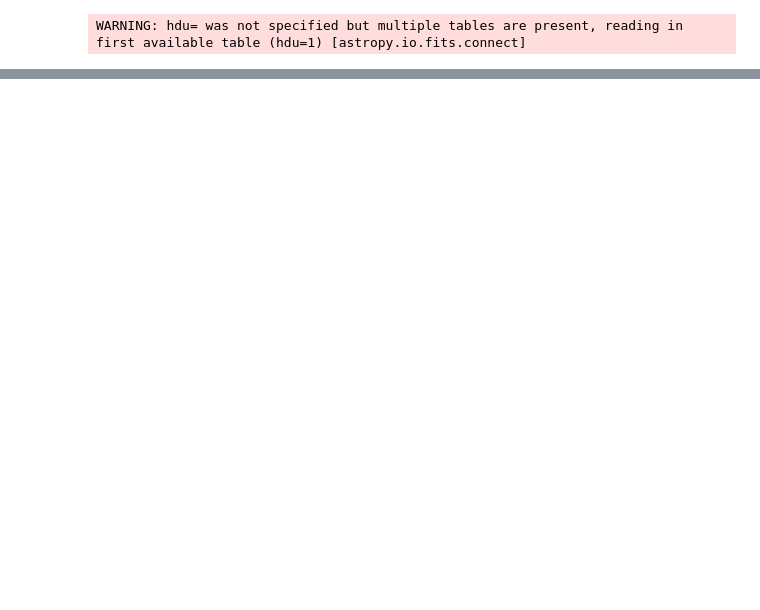
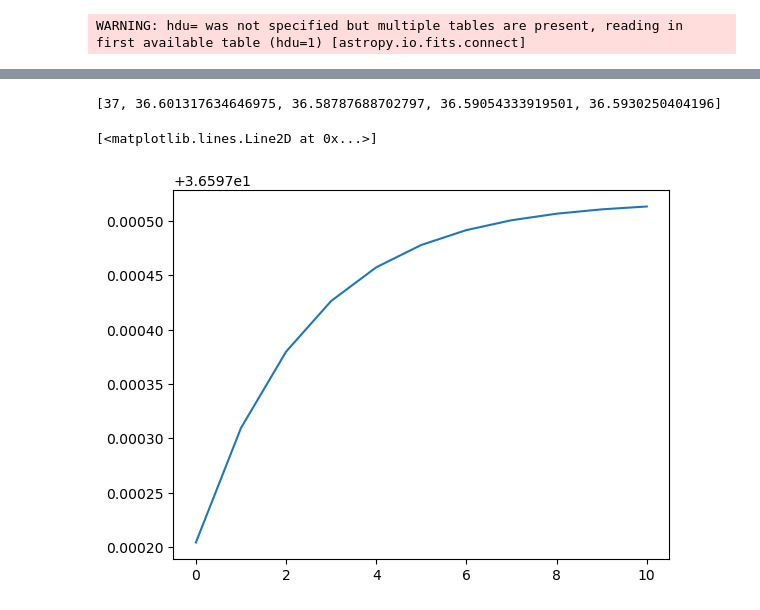
Before and after one commit to athenacat/RotationCurve, a Jupyter notebook: 2D_RC/combo_iteration_test.ipynb, the cells around one changed output, grey strips where cells are left out. Cells and saved outputs as stored; diff of their text form; code cells hidden in the pictures; blank space fills up the shorter version.

```diff
--- a/2D_RC/combo_iteration_test.ipynb
+++ b/2D_RC/combo_iteration_test.ipynb
@@ -337,0 +41,21 @@ chi2(maps['vmasked'], maps['ivarmasked'], map_mask, shape, scale, [156000000,2.4
+# %%
+maps = extract_data(VEL_MAP_FOLDER,gal_ID,['Ha_vel', 'r_band', 'Ha_flux', 'Ha_sigma'])
+sMass_density, sMass_density_err = extract_Pipe3d_data(MASS_MAP_FOLDER, gal_ID)
+i_DRP = DRP_index[gal_ID]
+axis_ratio = [DRP_table['nsa_sersic_ba'][i_DRP]]
+incl = np.arccos(np.sqrt((axis_ratio[0]**2 - 0.2**2)/(1-0.2**2)))
+phi = DRP_table['nsa_elpetro_phi'][i_DRP]
+z = DRP_table['nsa_z'][i_DRP]
+SN_map = maps['Ha_flux'] * np.sqrt(maps['Ha_flux_ivar'])
+vmap_mask = maps['Ha_vel_mask'] + (SN_map < 5)
+sM_mask = maps['Ha_vel_mask']
+maps['vmasked'] = ma.array(maps['Ha_vel'], mask=vmap_mask)
+maps['ivarmasked'] = ma.array(maps['Ha_vel_ivar'], mask=vmap_mask)
+
+shape = maps['vmasked'].shape
+scale = (0.5 * z * c / H_0) * 1000 / 206265  # kpc
+center = np.unravel_index(ma.argmax(maps['r_band']), shape)
+x0 = [center[0]]
+y0 = [center[1]]
+phi = [find_phi(center, phi, maps['vmasked'])]
+#param = [incl, phi, x_center, y_center]
@@ -337,0 +66,21 @@ chi2(maps['vmasked'], maps['ivarmasked'], map_mask, shape, scale, [156000000,2.4
+# %%
+rho_h = [-1.5]
+Rh = [10]
+vsys = [0]
+# %%
+for i in range(50):
+    params = rho_h[-1], Rh[-1], axis_ratio[-1], phi[-1], x0[-1], y0[-1],  vsys[-1]
+    fit = combination_fit(sMass_density, sMass_density_err, maps['r_band'], maps['vmasked'], maps['ivarmasked'], vmap_mask, \
+                sM_mask, params, z, gal_ID, "NFW")
+
+    x0.append(fit[8])
+    y0.append(fit[9])
+    axis_ratio.append(find_axis_ratio(fit[6]))
+    phi.append(fit[7])
+    rho_h.append(fit[4])
+    Rh.append(fit[5])
+    vsys.append(fit[10])
+    """if np.abs(x0[-2]-x0[-1])<1 and np.abs(y0[-2]-y0[-1])<1 and np.abs(phi[-2]-phi[-1])<0.00017 and \
+        np.abs(axis_ratio[-2]-axis_ratio[-1])<0.001 and np.abs(vsys[-2]-vsys[-1])<0.01:
+        break
+    """
@@ -337,0 +107,9 @@ chi2(maps['vmasked'], maps['ivarmasked'], map_mask, shape, scale, [156000000,2.4
+# %%
+print(x0)
+# %% [output]
+[37, 36.601317634646975, 36.58787688702797, 36.59054333919501, 36.5930250404196]
+# %%
+plt.plot(x0[10:])
+# %% [output]
+[<matplotlib.lines.Line2D at 0x...>]
+[figure, added]
```
Also changed, not shown: parts of 34 cells of this notebook, 1 other file.
